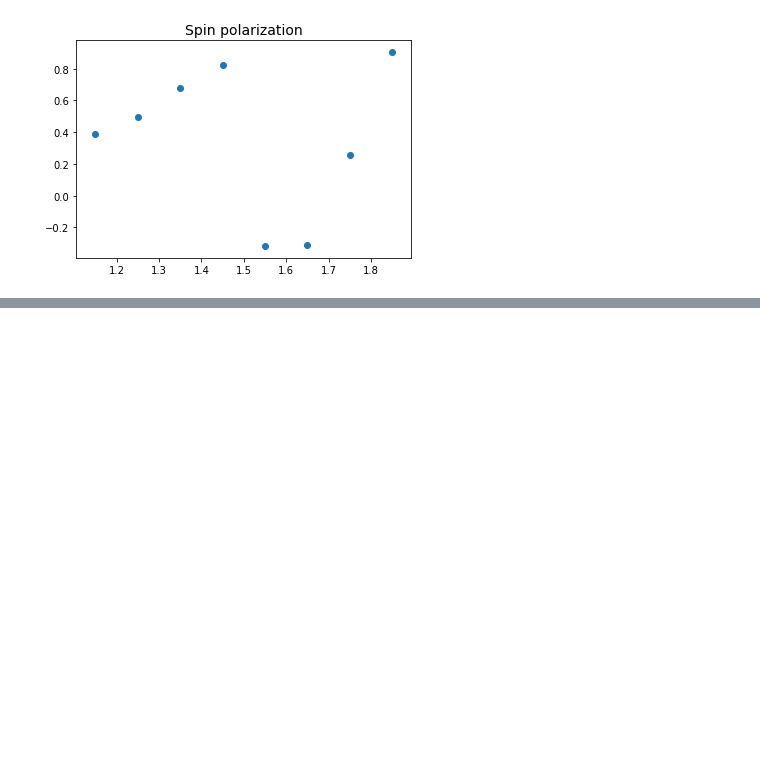
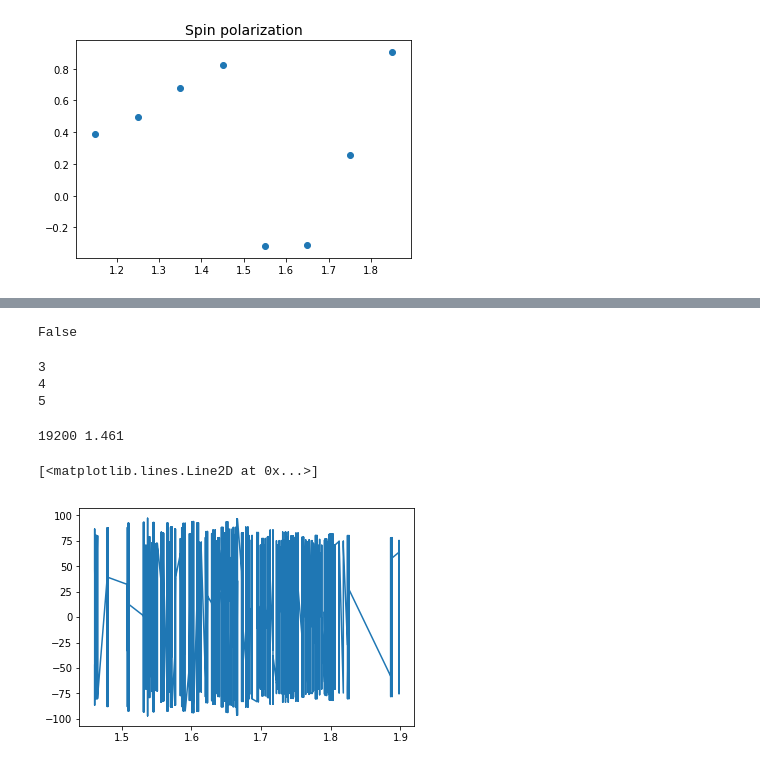
Before and after one commit to marcodalessandro76/Generation-and-decay-of-the-degree-of-spin-polarization-in-GaAs, a Jupyter notebook: Spin_polarization_analysis.ipynb, the cells around one changed output, grey strips where cells are left out. Saved outputs shown, nothing was run; the diff lists cells and outputs as text; code cells hidden in the pictures; blank space fills up the shorter version.

```diff
--- a/Spin_polarization_analysis.ipynb
+++ b/Spin_polarization_analysis.ipynb
@@ -380,0 +464,13 @@ plt.scatter(freq_range,spin_pol)
+# %%
+f = freq_range[4]
+print('frequency = ',f)
+file_tot = data_dir+'/ypp_freq_%s-pol_circular/o-freq_%s-pol_circular.YPP-RT_occupations_DATA'%(f,f)
+file_up = data_dir+'/ypp_freq_%s-pol_circular/o-freq_%s-pol_circular.YPP-RT_occupations_up_DATA'%(f,f)
+file_dn = data_dir+'/ypp_freq_%s-pol_circular/o-freq_%s-pol_circular.YPP-RT_occupations_dn_DATA'%(f,f)
+data_tot = C.dict_parser(file_tot)
+data_up = C.dict_parser(file_up)
+data_dn = C.dict_parser(file_dn)
+energies = data_tot['E']
+carriers_up = np.array(data_up[last_time])
+carriers_dn = np.array(data_dn[last_time])
+carriers_tot = np.array(data_tot[last_time])
@@ -380,0 +503,7 @@ plt.scatter(freq_range,spin_pol)
+# %%
+cond_thrs = 0
+for e in energies:
+    if e>0:
+        cond_thrs = energies.index(e)
+        break
+print(cond_thrs,energies[cond_thrs])
@@ -380,0 +630,22 @@ plt.scatter(freq_range,spin_pol)
+# %%
+np.allclose(1.461,1.462,atol=1e-4)
+# %% [output]
+False
+# %%
+for i in range(3,6):
+    print(i)
+# %% [output]
+3
+4
+5
+# %%
+cond_thrs = 0
+for e in energies:
+    if e>0:
+        cond_thrs = energies.index(e)
+        break
+print(cond_thrs,energies[cond_thrs])
+# %% [output]
+19200 1.461
+# %%
+spin_pol = (carriers_up-carriers_dn)/carriers_tot*100
@@ -380,0 +654,5 @@ plt.scatter(freq_range,spin_pol)
+# %%
+plt.plot(energies[cond_thrs:],spin_pol[cond_thrs:])
+# %% [output]
+[<matplotlib.lines.Line2D at 0x...>]
+[figure, added]
```
Also changed, not shown: parts of 33 cells of this notebook.
